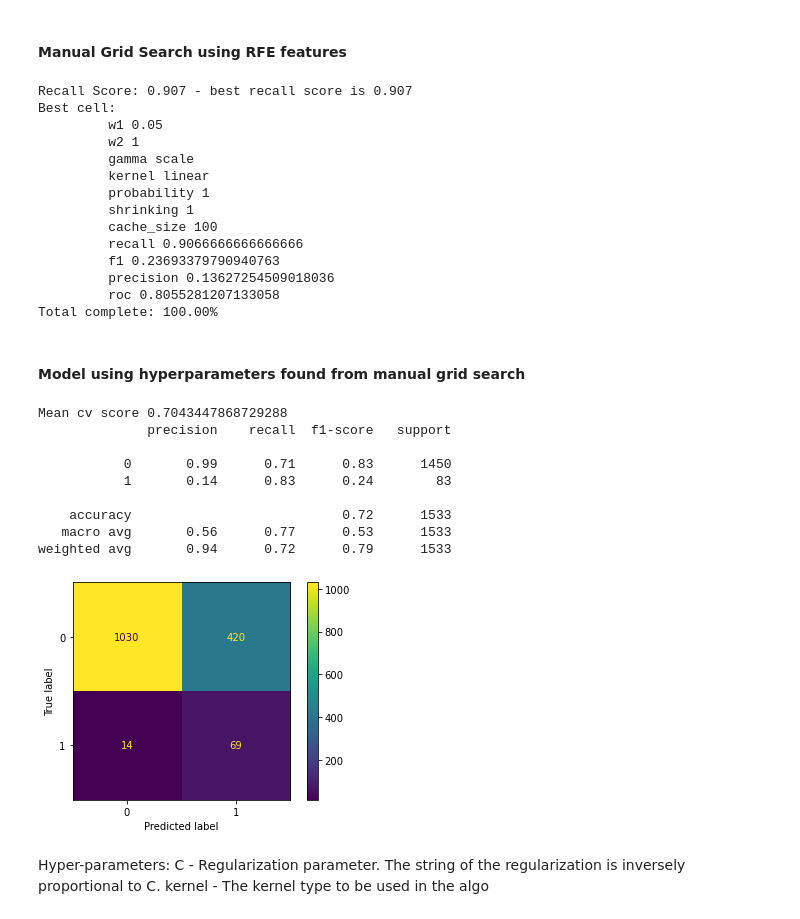
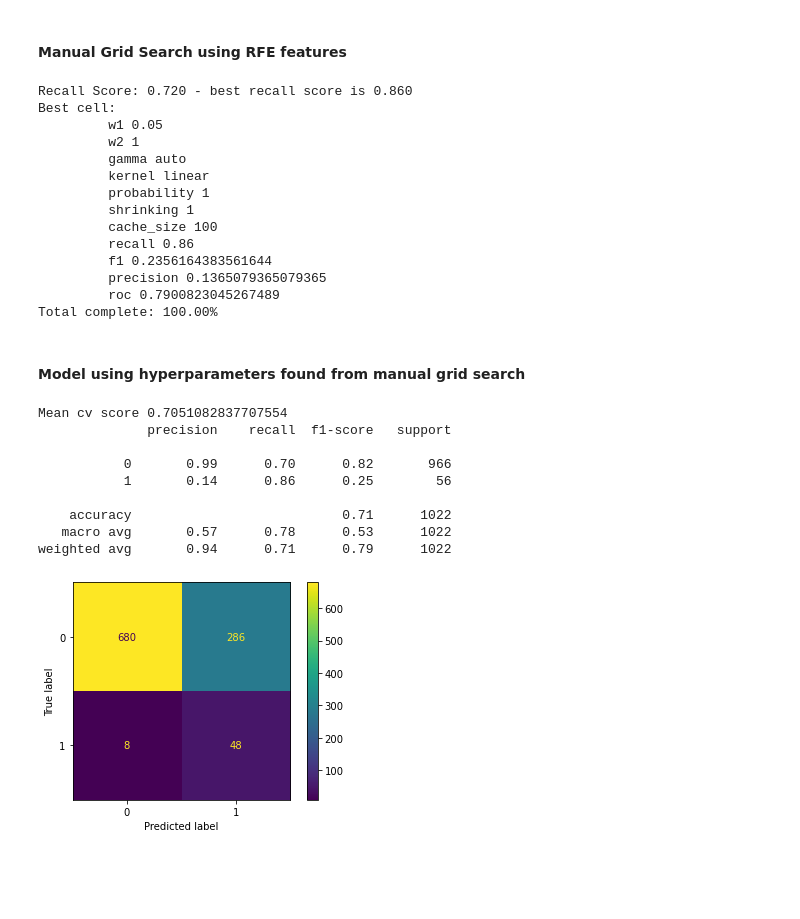
Before and after one commit to AaronNorwood/SIT307GroupAssignment2, a Jupyter notebook: Linden_SVM.ipynb, the cells around one changed output. Cells and saved outputs as stored; diff of their text form; code cells hidden in the pictures; blank space fills up the shorter version.

```diff
--- a/Linden_SVM.ipynb
+++ b/Linden_SVM.ipynb
@@ -220,7 +213,7 @@ def get_svc(class_weight=None, kernel="rbf", gamma='scale', shrinking=True, prob
     return SVC(C=c, class_weight=class_weight, kernel=kernel, gamma=gamma,shrinking=shrinking,probability=probability, degree=degree, coef0=coef0, cache_size=cache_size)
 
 def run_model(model, X, y):
-    X_train, X_test, y_train, y_test = train_test_split(X, y, test_size=0.3, random_state=82)
+    X_train, X_test, y_train, y_test = train_test_split(X, y, test_size=0.2, random_state=82)
     model.fit(X_train, y_train)
     y_pred = model.predict(X_test)
     plot_confusion_matrix(model, X_test, y_test)
@@ -367,7 +386,7 @@ def get_cv_scores(model, X, y, n_splits=5,n_repeats=10, scoring=None):
     return cross_val_score(model, X, y, scoring=scoring, cv=cv, n_jobs=-1)
 
 def get_metrics_score(model, X, y):
-    X_train, X_test, y_train, y_test = train_test_split(X, y, test_size=0.3, random_state=82, stratify=y)
+    X_train, X_test, y_train, y_test = train_test_split(X, y, test_size=0.2, random_state=82, stratify=y)
     model.fit(X_train, y_train)
     y_pred = model.predict(X_test)
     scores = {
@@ -382,7 +401,7 @@ def get_reports_score(model, X, y):
     '''
     returns the recall, f1 and precision values obtained for the "1" class in a classification report
     '''
-    X_train, X_test, y_train, y_test = train_test_split(X, y, test_size=0.3, random_state=82)
+    X_train, X_test, y_train, y_test = train_test_split(X, y, test_size=0.2, random_state=82)
     model.fit(X_train, y_train)
     y_pred = model.predict(X_test)
     report = classification_report(y_test, y_pred, output_dict=True)
@@ -474,9 +493,9 @@ for k in kernel:
 
                     # only update the best cell if
                     # recall is better than the current best
-                    # and roc_auc, precision or f1 isn't worse than 40% of its current best value
+                    # and roc_auc, precision or f1 isn't worse than 30% of its current best value
                     # this check is used so other metrics aren't minimized while we attempt to maximise our desired metric (recall)
-                    if scores['recall'] > best['recall'] and check_if_better(best['roc'], scores['roc'], 0.6) and check_if_better(best['f1'], scores['f1'], 0.6) and check_if_better(best['precision'], scores['precision'], 0.6):
+                    if check_if_better(best['recall'], scores['recall'], 1.1) and check_if_better(best['roc'], scores['roc'], 0.9) and check_if_better(best['f1'], scores['f1'], 0.9):
                         best_cell = cell
                         best['recall'] = scores['recall']
                         best['f1'] = scores['f1']
@@ -491,40 +510,36 @@ for k in kernel:
                     print(f"Total complete: {100*(counter/total_len):.2f}%")
                     cells.append(cell)
 # %% [output]
-Recall Score: 0.907 - best recall score is 0.907
+Recall Score: 0.720 - best recall score is 0.860
 Best cell:
          w1 0.05
          w2 1
-         gamma scale
+         gamma auto
          kernel linear
          probability 1
          shrinking 1
          cache_size 100
-         recall 0.9066666666666666
-         f1 0.23693379790940763
-         precision 0.13627254509018036
-         roc 0.8055281207133058
+         recall 0.86
+         f1 0.2356164383561644
+         precision 0.1365079365079365
+         roc 0.7900823045267489
 Total complete: 100.00%
 # %% [markdown]
 <h4>Model using hyperparameters found from manual grid search
 # %%
-weight = {0: best_cell['w1'], 1: best_cell['w2']}
+weight = {0: 0.05, 1: 1}
 model = get_svc(weight, kernel=best_cell['kernel'], gamma=best_cell['gamma'], shrinking=best_cell['shrinking'], probability=best_cell['probability'], cache_size=best_cell['cache_size'])
 cv_scores = get_cv_scores(model, X, y)
 print("Mean cv score", np.mean(cv_scores))
 run_model(model, X, y)
 # %% [output]
-Mean cv score 0.7043447868729288
+Mean cv score 0.7051082837707554
               precision    recall  f1-score   support
 
-           0       0.99      0.71      0.83      1450
-           1       0.14      0.83      0.24        83
+           0       0.99      0.70      0.82       966
+           1       0.14      0.86      0.25        56
 
-    accuracy                           0.72      1533
-   macro avg       0.56      0.77      0.53      1533
-weighted avg       0.94      0.72      0.79      1533
+    accuracy                           0.71      1022
+   macro avg       0.57      0.78      0.53      1022
+weighted avg       0.94      0.71      0.79      1022
-[figure, old version]
+[figure, new version]
-# %% [markdown]
-Hyper-parameters:
-C - Regularization parameter. The string of the regularization is inversely proportional to C.
-kernel - The kernel type to be used in the algo
```
Also changed, not shown: parts of 12 cells of this notebook.
